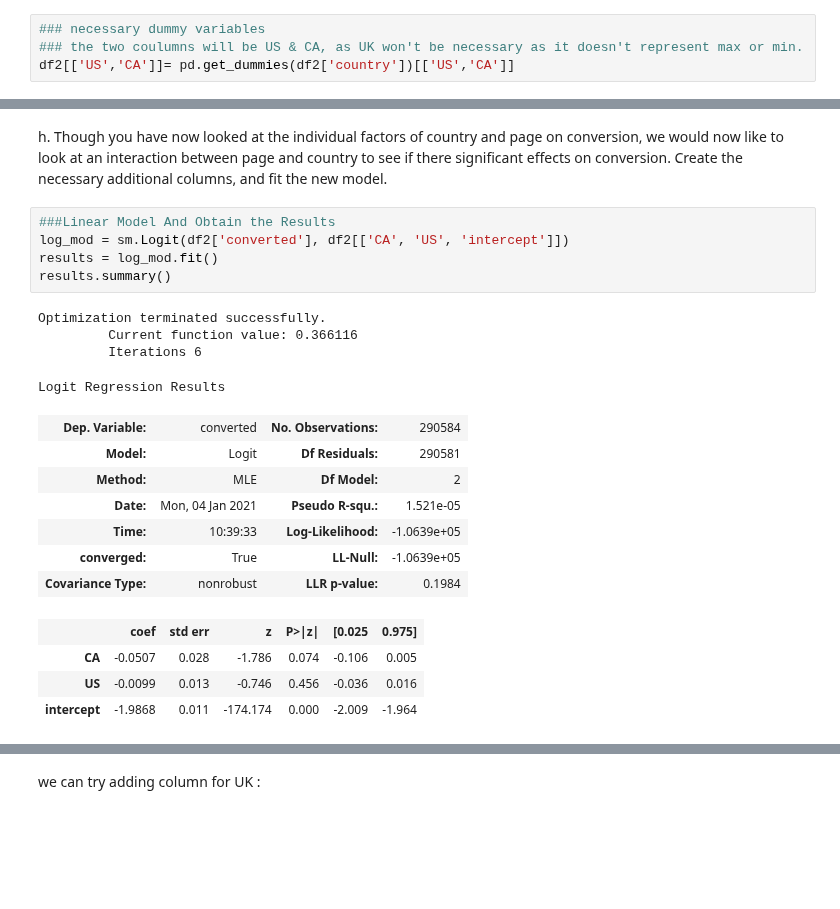
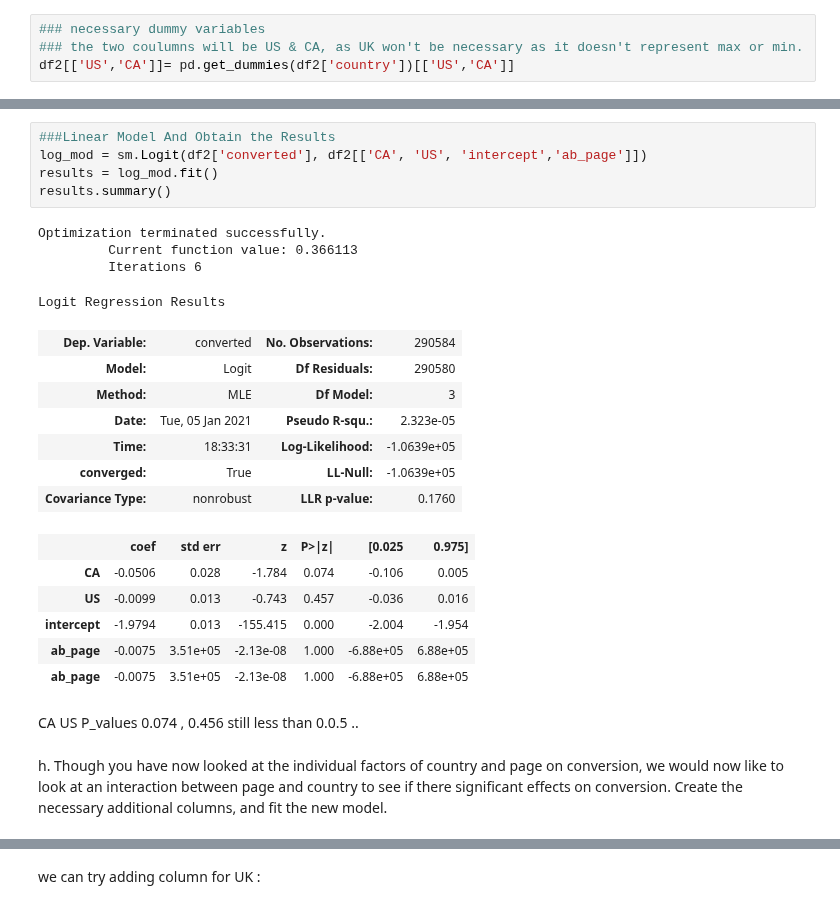
Before and after one commit to Theabdelkader/Analyze-AB-Test-Results, a Jupyter notebook: Analyze_ab_test_results_notebook.ipynb, the cells around one changed output, grey strips where cells are left out. Saved outputs shown, nothing was run; the diff lists cells and outputs as text; blank space fills up the shorter version.

```diff
--- a/Analyze_ab_test_results_notebook.ipynb
+++ b/Analyze_ab_test_results_notebook.ipynb
@@ -547,26 +550,30 @@ df2.head()
 | 822059 | UK | 2017-01-16 14:04:14.719771 | treatment | new_page | 1 | False | 1 | 0 | 1 | ... |
 | 711597 | UK | 2017-01-22 03:14:24.763511 | control | old_page | 0 | False | 1 | 1 | 0 | ... |
 | 710616 | UK | 2017-01-16 13:14:44.000513 | treatment | new_page | 0 | False | 1 | 0 | 1 | ... |
+# %%
+###Linear Model And Obtain the Results
+log_mod = sm.Logit(df2['converted'], df2[['CA', 'US', 'intercept','ab_page']])
+results = log_mod.fit()
+results.summary()
+# %% [output]
+Optimization terminated successfully.
+         Current function value: 0.366113
+         Iterations 6
+Logit Regression Results
+| Dep. Variable: | converted | No. Observations: | 290584 |
+| Model: | Logit | Df Residuals: | 290580 |
+| Method: | MLE | Df Model: | 3 |
+| Date: | Tue, 05 Jan 2021 | Pseudo R-squ.: | 2.323e-05 |
+| Time: | 18:33:31 | Log-Likelihood: | -1.0639e+05 |
+| converged: | True | LL-Null: | -1.0639e+05 |
+| Covariance Type: | nonrobust | LLR p-value: | 0.1760 |
+|  | coef | std err | z | P>|z| | [0.025 | 0.975] |
+| CA | -0.0506 | 0.028 | -1.784 | 0.074 | -0.106 | 0.005 |
+| US | -0.0099 | 0.013 | -0.743 | 0.457 | -0.036 | 0.016 |
+| intercept | -1.9794 | 0.013 | -155.415 | 0.000 | -2.004 | -1.954 |
+| ab_page | -0.0075 | 3.51e+05 | -2.13e-08 | 1.000 | -6.88e+05 | 6.88e+05 |
+| ab_page | -0.0075 | 3.51e+05 | -2.13e-08 | 1.000 | -6.88e+05 | 6.88e+05 |
+# %% [markdown]
+CA US P_values 0.074 , 0.456 still less than 0.0.5 ..
 # %% [markdown]
 h. Though you have now looked at the individual factors of country and page on conversion, we would now like to look at an interaction between page and country to see if there significant effects on conversion.  Create the necessary additional columns, and fit the new model.
-# %%
-###Linear Model And Obtain the Results
-log_mod = sm.Logit(df2['converted'], df2[['CA', 'US', 'intercept']])
-results = log_mod.fit()
-results.summary()
-# %% [output]
-Optimization terminated successfully.
-         Current function value: 0.366116
-         Iterations 6
-Logit Regression Results
-| Dep. Variable: | converted | No. Observations: | 290584 |
-| Model: | Logit | Df Residuals: | 290581 |
-| Method: | MLE | Df Model: | 2 |
-| Date: | Mon, 04 Jan 2021 | Pseudo R-squ.: | 1.521e-05 |
-| Time: | 10:39:33 | Log-Likelihood: | -1.0639e+05 |
-| converged: | True | LL-Null: | -1.0639e+05 |
-| Covariance Type: | nonrobust | LLR p-value: | 0.1984 |
-|  | coef | std err | z | P>|z| | [0.025 | 0.975] |
-| CA | -0.0507 | 0.028 | -1.786 | 0.074 | -0.106 | 0.005 |
-| US | -0.0099 | 0.013 | -0.746 | 0.456 | -0.036 | 0.016 |
-| intercept | -1.9868 | 0.011 | -174.174 | 0.000 | -2.009 | -1.964 |
```
Also changed, not shown: parts of 16 cells of this notebook.
